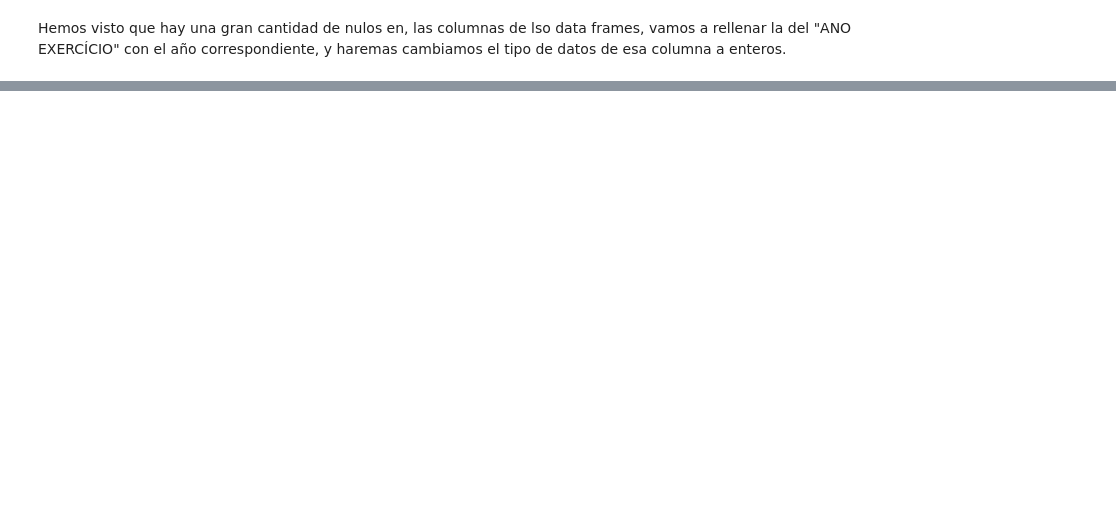
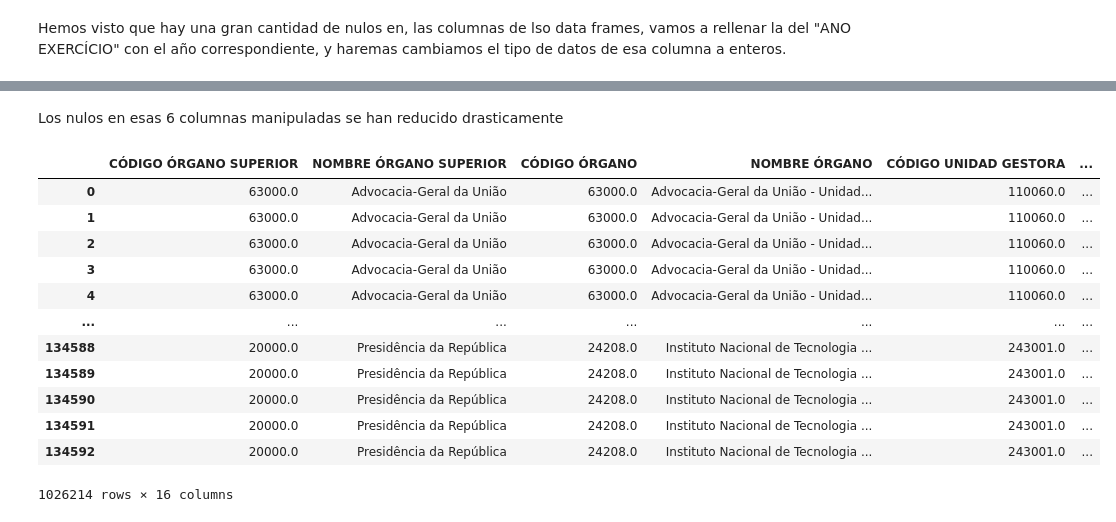
Before and after one commit to Rcm89/Proyecto2-EDA-Ingresos-Publicos-Brasil, a Jupyter notebook: notebooks/notebook_archivos.ipynb, the cells around one changed output, grey strips where cells are left out. Saved outputs shown, nothing was run; the diff lists cells and outputs as text; code cells hidden in the pictures; blank space fills up the shorter version.

```diff
--- a/notebooks/notebook_archivos.ipynb
+++ b/notebooks/notebook_archivos.ipynb
@@ -169,0 +711,39 @@ dfs_concatenados.info()
+# %% [markdown]
+Los nulos en esas 6 columnas manipuladas se han reducido drasticamente
+# %%
+def convertir_fecha(df, col_fecha):
+    """
+    Convierte una columna de fechas dadas en formato string a formato 'DD/MM/YYYY' para un DataFrame.
+
+    Parámetros:
+    df: DataFrame al que se aplicará la conversión.
+    col_fecha: Nombre de la columna que contiene las fechas en formato string.
+
+    Returns:
+    DataFrame con la columna de fechas convertida.
+    """
+    # Convertir la columna de fecha al formato datetime
+    df[col_fecha] = pd.to_datetime(df[col_fecha], format='%d/%m/%Y', errors='coerce')
+
+    # Formatear la columna nuevamente a 'DD/MM/YYYY'
+    df[col_fecha] = df[col_fecha].dt.strftime('%d/%m/%Y')
+
+    return df
+# %%
+dfs_concatenados = convertir_fecha(dfs_concatenados, 'FECHA DE LANZAMIENTO')
+# %%
+dfs_concatenados
+# %% [output]
+|  | CÓDIGO ÓRGANO SUPERIOR | NOMBRE ÓRGANO SUPERIOR | CÓDIGO ÓRGANO | NOMBRE ÓRGANO | CÓDIGO UNIDAD GESTORA | ... |
+| 0 | 63000.0 | Advocacia-Geral da União | 63000.0 | Advocacia-Geral da União - Unidad... | 110060.0 | ... |
+| 1 | 63000.0 | Advocacia-Geral da União | 63000.0 | Advocacia-Geral da União - Unidad... | 110060.0 | ... |
+| 2 | 63000.0 | Advocacia-Geral da União | 63000.0 | Advocacia-Geral da União - Unidad... | 110060.0 | ... |
+| 3 | 63000.0 | Advocacia-Geral da União | 63000.0 | Advocacia-Geral da União - Unidad... | 110060.0 | ... |
+| 4 | 63000.0 | Advocacia-Geral da União | 63000.0 | Advocacia-Geral da União - Unidad... | 110060.0 | ... |
+| ... | ... | ... | ... | ... | ... | ... |
+| 134588 | 20000.0 | Presidência da República | 24208.0 | Instituto Nacional de Tecnologia ... | 243001.0 | ... |
+| 134589 | 20000.0 | Presidência da República | 24208.0 | Instituto Nacional de Tecnologia ... | 243001.0 | ... |
+| 134590 | 20000.0 | Presidência da República | 24208.0 | Instituto Nacional de Tecnologia ... | 243001.0 | ... |
+| 134591 | 20000.0 | Presidência da República | 24208.0 | Instituto Nacional de Tecnologia ... | 243001.0 | ... |
+| 134592 | 20000.0 | Presidência da República | 24208.0 | Instituto Nacional de Tecnologia ... | 243001.0 | ... |
+1026214 rows × 16 columns
```
Also changed, not shown: parts of 55 cells of this notebook, 12 other files.
